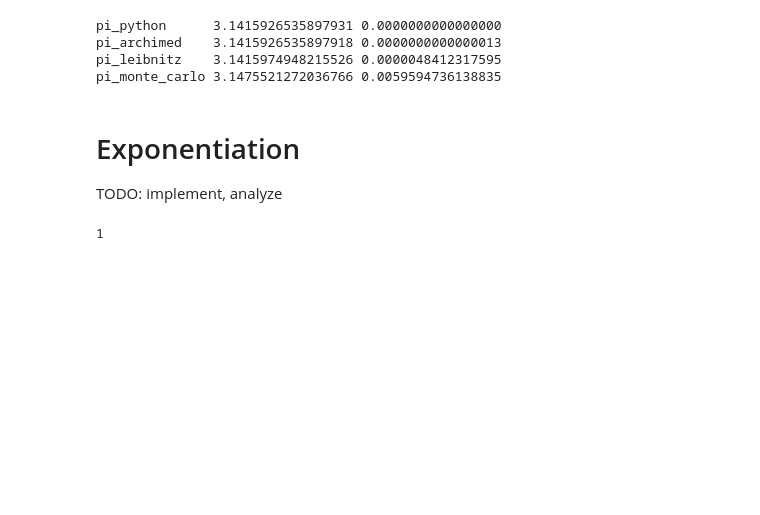
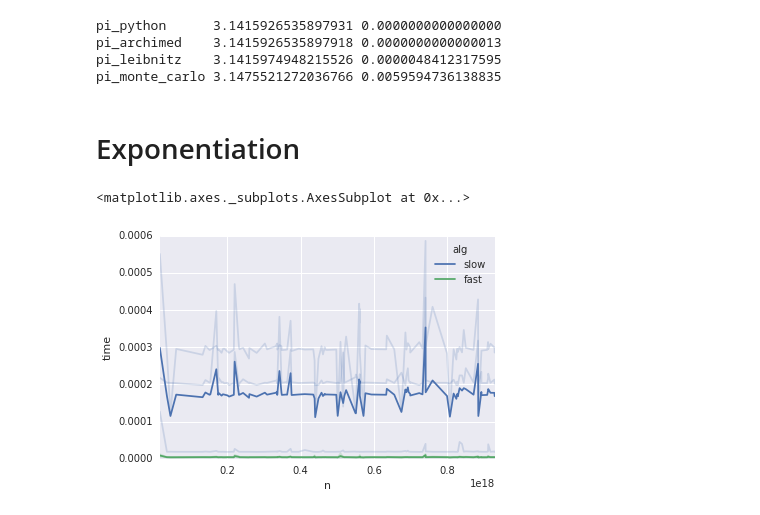
Before and after one commit to effa/iv122, a Jupyter notebook: 02-combinatorics.ipynb, the cells around one changed output. Cells and saved outputs as stored; diff of their text form; code cells hidden in the pictures; blank space fills up the shorter version.

```diff
--- a/02-combinatorics.ipynb
+++ b/02-combinatorics.ipynb
@@ -226,13 +226,45 @@ pi_leibnitz    3.1415974948215526 0.0000048412317595
 pi_monte_carlo 3.1475521272036766 0.0059594736138835
 # %% [markdown]
 # Exponentiation
-
-TODO: implement, analyze
-# %%
-def power_mod(a, n, k):
-    return 1
-
-
-power_mod(3, 2, 10)
-# %% [output]
-1
+# %%
+def power_mod_slow(a, n, k):
+    result = 1
+    for i in range(n):
+        result = (result * a) % k
+    return result
+
+
+def power_mod_fast(a, n, k):
+    result = 1
+    term = a
+    while n > 0:
+        if n % 2 == 1:
+            result = (result * term) % k
+        term = (term * term) % k
+        n //= 2
+    return result
+
+def measure(fn, *args):
+    start = time()
+    fn(*args)
+    end = time()
+    return end - start
+
+def compute_times(max_n=int(1e18), n_samples=100):
+    data = defaultdict(list)
+    ns = sample(range(1, max_n+1), k=n_samples)
+    for n in ns:
+        for a, k in [(1245, 21023), (123, 97321), (1751, 1000)]:
+            for fn in [power_mod_slow, power_mod_fast]:
+                data['n'].append(n)
+                data['ak'].append('{0}^n % {1}'.format(a, k))
+                data['time'].append(measure(fn, n, a, k))
+                data['alg'].append(fn.__name__[-4:])
+    return pd.DataFrame(data)
+
+df = compute_times()
+sns.tsplot(data=df, time='n', unit='ak', condition='alg', value='time',
+          err_style='unit_traces')
+# %% [output]
+<matplotlib.axes._subplots.AxesSubplot at 0x...>
+[figure, added]
```
Also changed, not shown: parts of 3 cells of this notebook.
